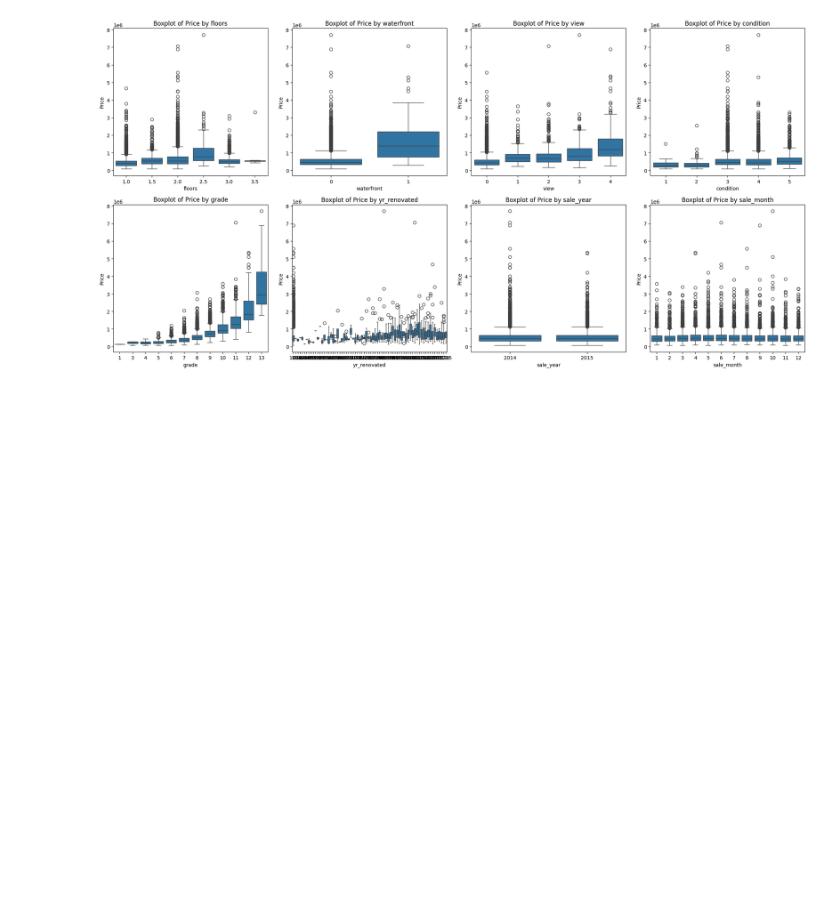
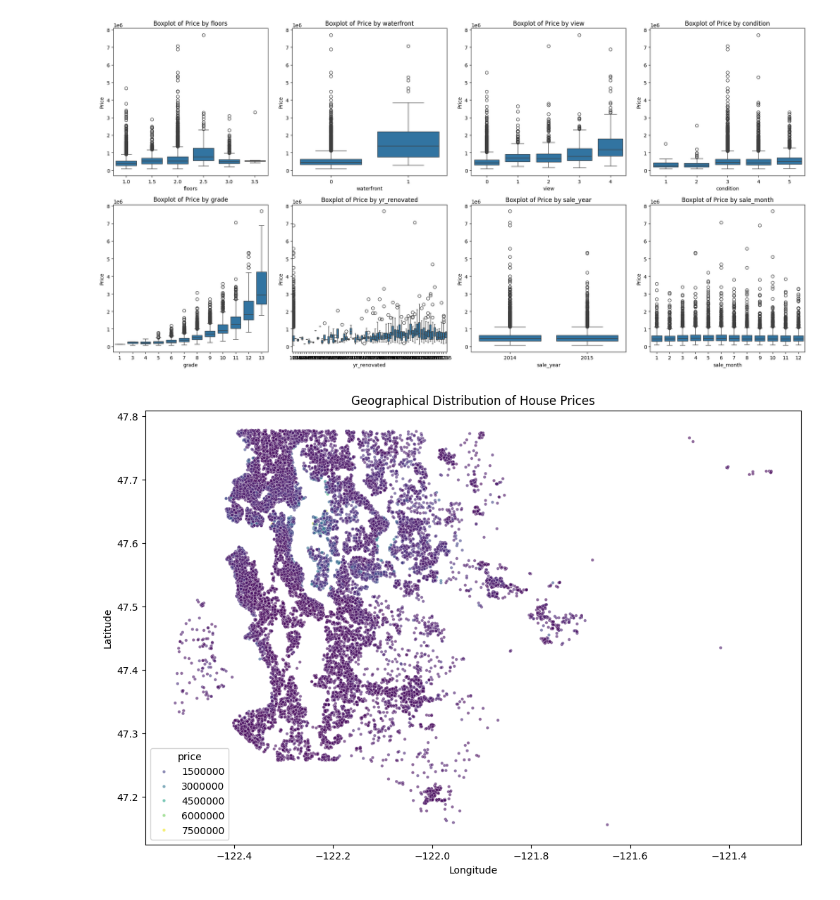
Before and after one commit to logansmith9454/cse450, a Jupyter notebook: notebooks/starter_housing.ipynb, the cells around one changed output. Cells and saved outputs as stored; diff of their text form; code cells hidden in the pictures; blank space fills up the shorter version.

```diff
--- a/notebooks/starter_housing.ipynb
+++ b/notebooks/starter_housing.ipynb
@@ -116,6 +141,15 @@ plt.tight_layout() # Adjust layout to prevent overlapping titles/labels
 plt.show()
 # %% [output]
 [figure]
+# %%
+plt.figure(figsize=(12, 8))
+sns.scatterplot(data=housing, x='long', y='lat', hue='price', palette='viridis', alpha=0.6, s=10)
+plt.title('Geographical Distribution of House Prices')
+plt.xlabel('Longitude')
+plt.ylabel('Latitude')
+plt.show()
+# %% [output]
+[figure, added]
 # %%
 mini_holdout = pd.read_csv('https://raw.githubusercontent.com/byui-cse/cse450-course/master/data/housing_holdout_test_mini.csv')
 
```
Also changed, not shown: parts of 12 cells of this notebook.
